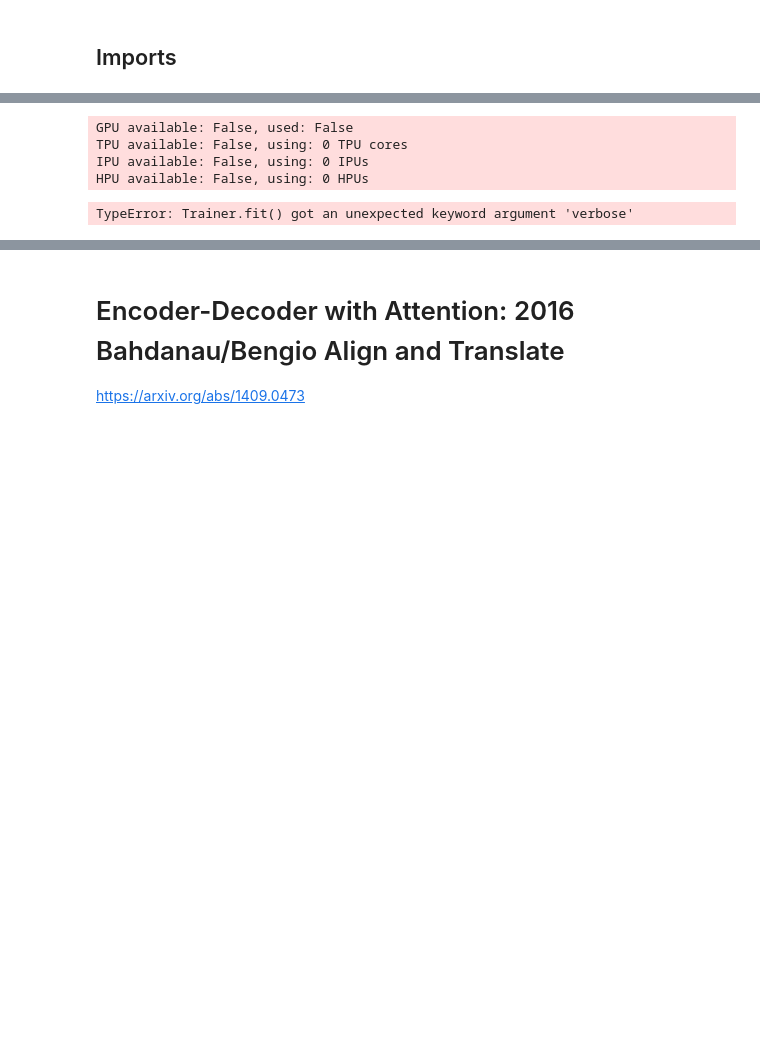
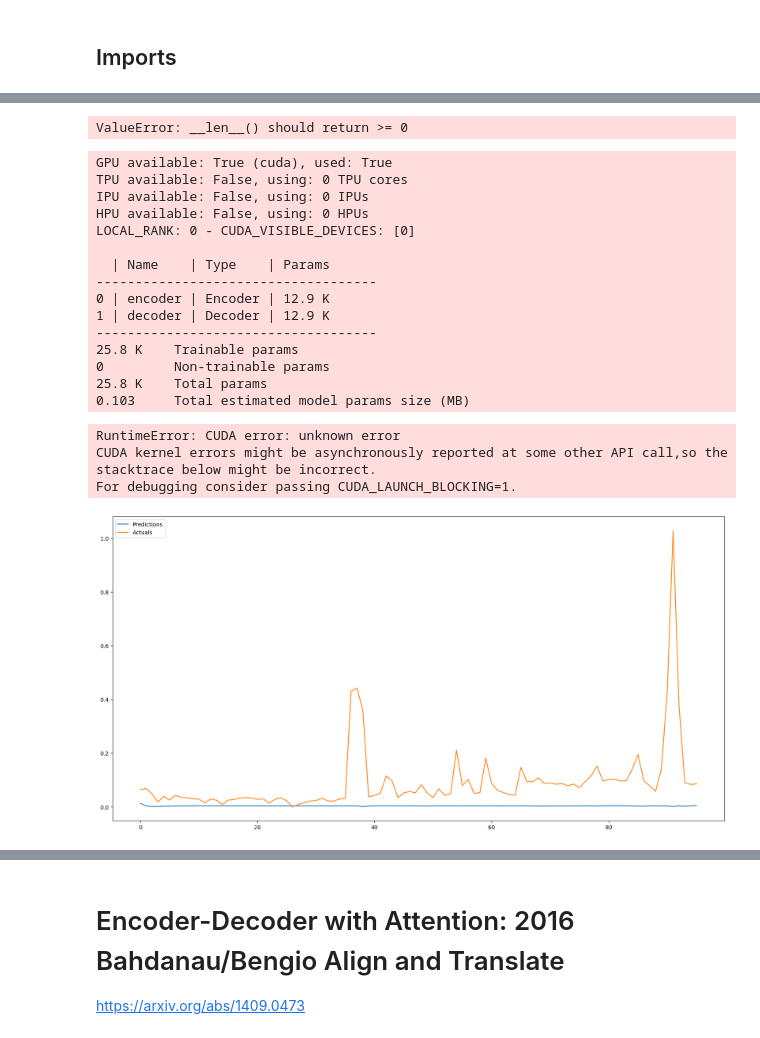
Before and after one commit to NikolausHouben/LoadLanguageModel, a Jupyter notebook: bin/seq2seq_1.ipynb, the cells around one changed output, grey strips where cells are left out. Drawn from its saved outputs; the diff is of its cells as text; code cells hidden in the pictures; blank space fills up the shorter version.

```diff
--- a/bin/seq2seq_1.ipynb
+++ b/bin/seq2seq_1.ipynb
@@ -67,7 +65,7 @@ class ElectricalLoadDataset(Dataset):
         return input_chunk, output_chunk
 
     def _load_data(self, data_dir):
-        df = pd.read_csv(os.path.join(data_dir, 'load_data_15min_watts.csv'), index_col=0, parse_dates=True)[:5000]
+        df = pd.read_csv(os.path.join(data_dir, 'load_data_15min_watts.csv'), index_col=0, parse_dates=True)[:1000]
         return df.iloc[:,:1].values
 
 
@@ -88,6 +86,8 @@ train = ElectricalLoadDataset(data_dir='../data', input_chunk_size=96, output_ch
 train_loader = ElectricalLoadDataLoader(train, batch_size=2, shuffle=True)
 val = ElectricalLoadDataset(data_dir='../data', scaler = train.scaler, input_chunk_size=96, output_chunk_size=96, split='val', train_ratio=0.8, val_ratio=0.1, test_ratio=0.1)
 val_loader = ElectricalLoadDataLoader(val, batch_size=2, shuffle=True)
+# %% [output]
+ValueError: __len__() should return >= 0
 # %%
 for input_chunk, output_chunk in train_loader:
     x, y = input_chunk, output_chunk
@@ -106,9 +106,7 @@ class Encoder(LightningModule):
 
     def forward(self, x):
         h0 = torch.zeros(self.num_layers, x.size(0), self.hidden_size).to(self.device)
-        print(h0.device)
         out, hidden = self.gru(x, h0)
-        print(hidden.device)
         return out, hidden
 
 
@@ -161,7 +159,7 @@ class Seq2Seq(LightningModule):
         loss = F.mse_loss(output, trg)
         # Log the predictions
         if batch_idx == 0:
-            self.logger.experiment.add_figure('predictions vs. actuals', self._plot_predictions(output, trg), self.current_epoch)
+            self._plot_predictions(output, trg)
         self.log('val_loss', loss)
         return loss
 
@@ -179,15 +177,29 @@ class Seq2Seq(LightningModule):
 # %%
 
 device = torch.device('cuda:0' if torch.cuda.is_available() else 'cpu')
 enc = Encoder(input_size=1, hidden_size=64, num_layers=1, dropout=0.2)
 dec = Decoder(input_size=1, hidden_size=64, num_layers=1)
 model = Seq2Seq(enc, dec)
-wandb_logger = WandbLogger(project = 'load_forecasting_lbl')
-trainer = pl.Trainer(max_epochs=2, logger = wandb_logger)
+wandb_logger = WandbLogger(project = 'load_forecasting_lbl', name = 'seq2seq_gru')
+trainer = pl.Trainer(max_epochs=2, logger = wandb_logger, gpus=1 if torch.cuda.is_available() else 0)
 trainer.fit(model, train_dataloaders=train_loader, val_dataloaders=val_loader)
 # %% [output]
-GPU available: False, used: False
+GPU available: True (cuda), used: True
 TPU available: False, using: 0 TPU cores
 IPU available: False, using: 0 IPUs
 HPU available: False, using: 0 HPUs
+LOCAL_RANK: 0 - CUDA_VISIBLE_DEVICES: [0]
+
+  | Name    | Type    | Params
+------------------------------------
+0 | encoder | Encoder | 12.9 K
+1 | decoder | Decoder | 12.9 K
+------------------------------------
+25.8 K    Trainable params
+0         Non-trainable params
+25.8 K    Total params
+0.103     Total estimated model params size (MB)
-TypeError: Trainer.fit() got an unexpected keyword argument 'verbose'
+RuntimeError: CUDA error: unknown error
+CUDA kernel errors might be asynchronously reported at some other API call,so the stacktrace below might be incorrect.
+For debugging consider passing CUDA_LAUNCH_BLOCKING=1.
+[figure, added]
```
Also changed, not shown: parts of 2 cells of this notebook, 10 other files.
